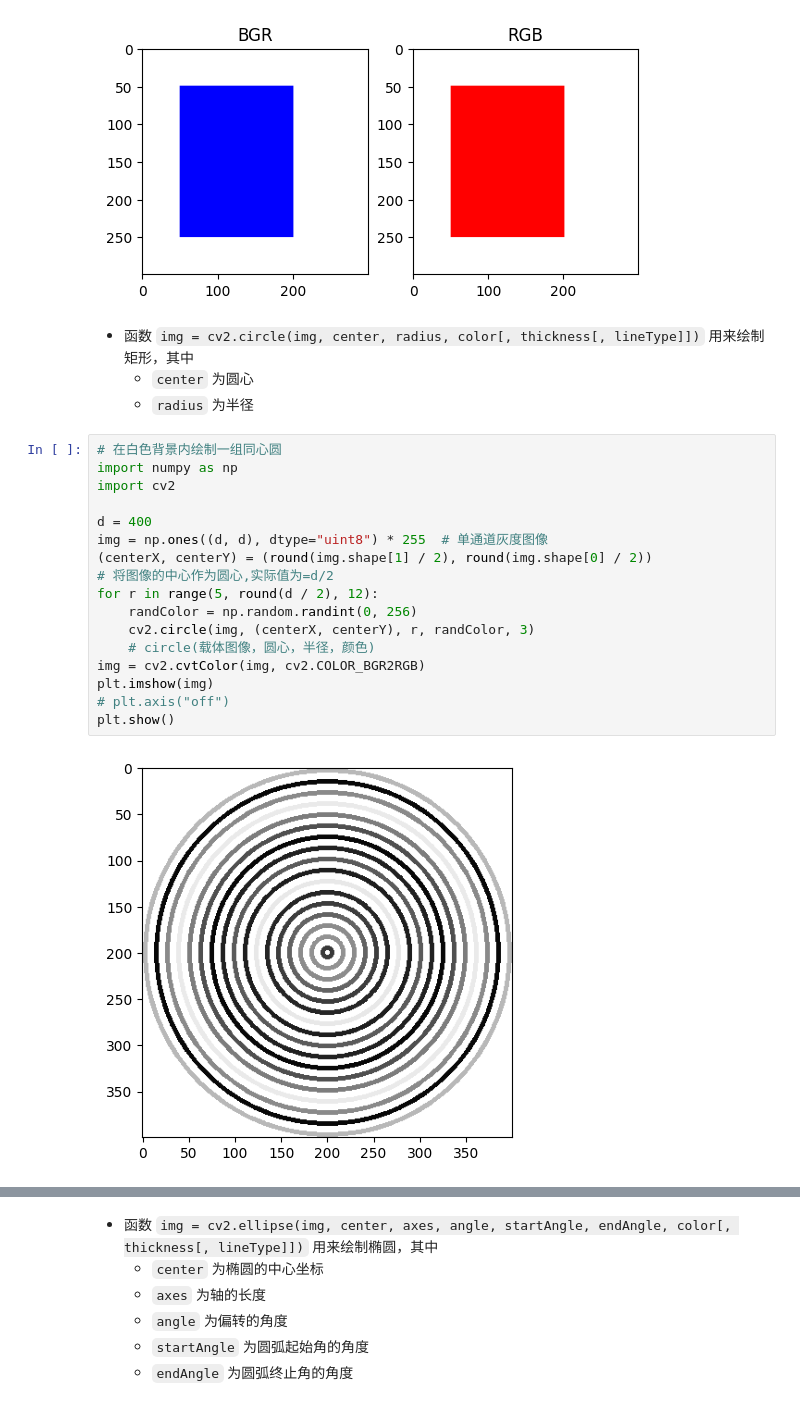
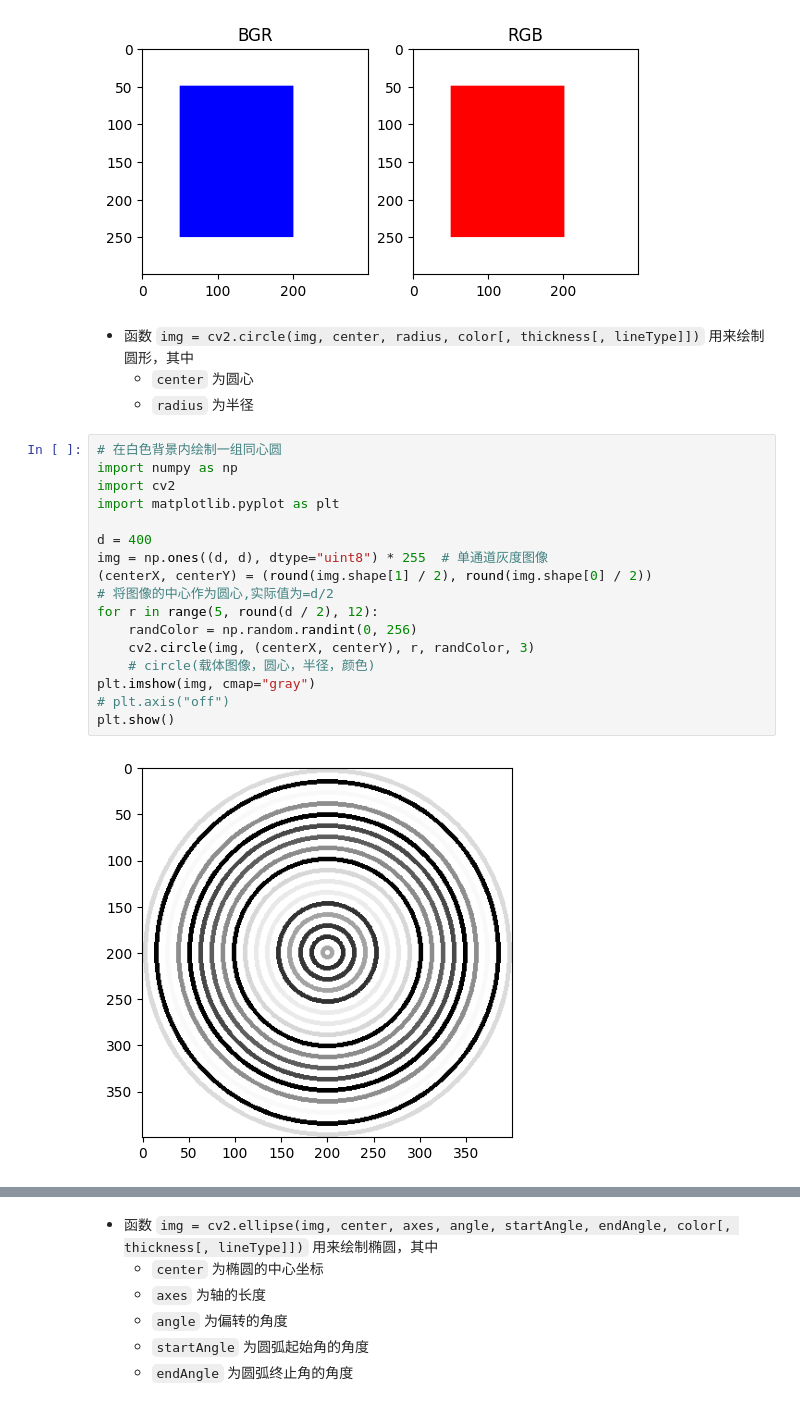
Before and after one commit to MercuryHaipeng/Getting-Started-with-OpenCV-Python-Edition-2nd-Edition-, a Jupyter notebook: Chapter 18/18-1.ipynb, the cells around one changed output, grey strips where cells are left out. Drawn from its saved outputs; the diff is of its cells as text.

```diff
--- a/Chapter 18/18-1.ipynb
+++ b/Chapter 18/18-1.ipynb
@@ -40,28 +40,28 @@ plt.show()
 # %% [output]
 [figure]
 # %% [markdown]
-- 函数 `img = cv2.circle(img, center, radius, color[, thickness[, lineType]])` 用来绘制矩形，其中
+- 函数 `img = cv2.circle(img, center, radius, color[, thickness[, lineType]])` 用来绘制圆形，其中
     - `center` 为圆心
     - `radius` 为半径
 # %%
 # 在白色背景内绘制一组同心圆
 import numpy as np
 import cv2
+import matplotlib.pyplot as plt
 
 d = 400
 img = np.ones((d, d), dtype="uint8") * 255  # 单通道灰度图像
 (centerX, centerY) = (round(img.shape[1] / 2), round(img.shape[0] / 2))
 # 将图像的中心作为圆心,实际值为=d/2
 for r in range(5, round(d / 2), 12):
     randColor = np.random.randint(0, 256)
     cv2.circle(img, (centerX, centerY), r, randColor, 3)
     # circle(载体图像，圆心，半径，颜色)
-img = cv2.cvtColor(img, cv2.COLOR_BGR2RGB)
-plt.imshow(img)
+plt.imshow(img, cmap="gray")
 # plt.axis("off")
 plt.show()
 # %% [output]
-[figure, old version]
+[figure, new version]
 # %%
 # 在白色背景内绘制一组位置、大小、颜色均随机的实心圆
 import numpy as np
```
Also changed, not shown: parts of 3 cells of this notebook, 2 other files.
